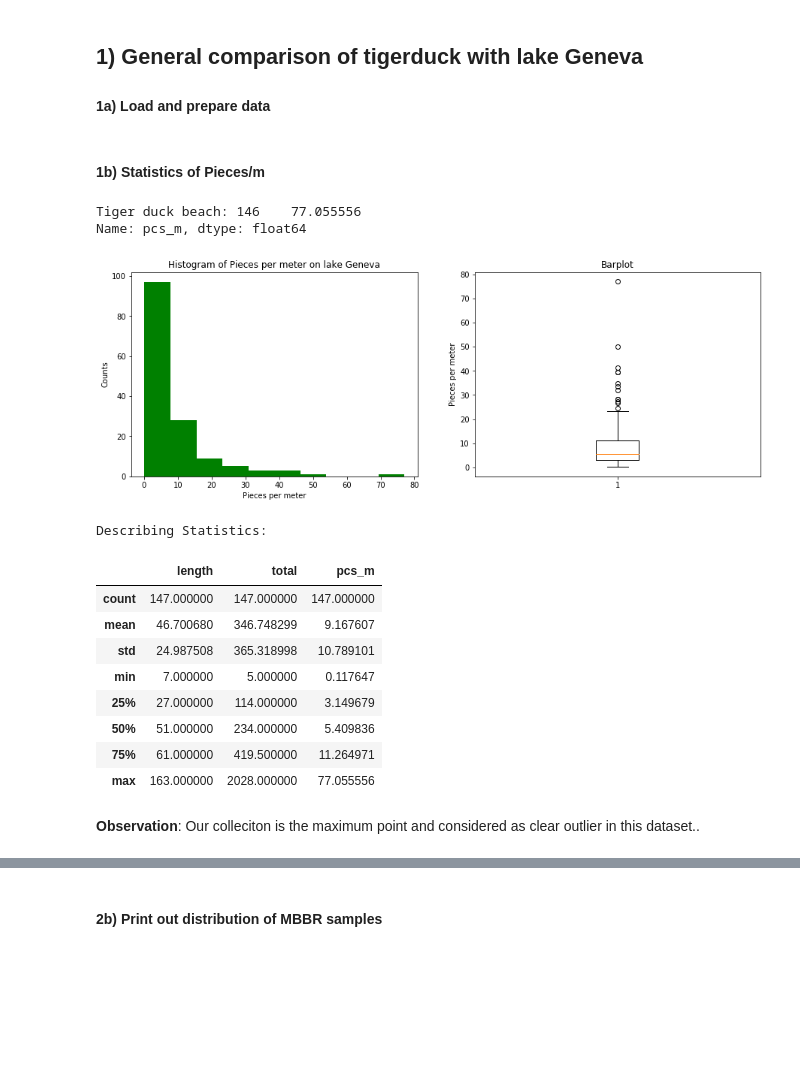
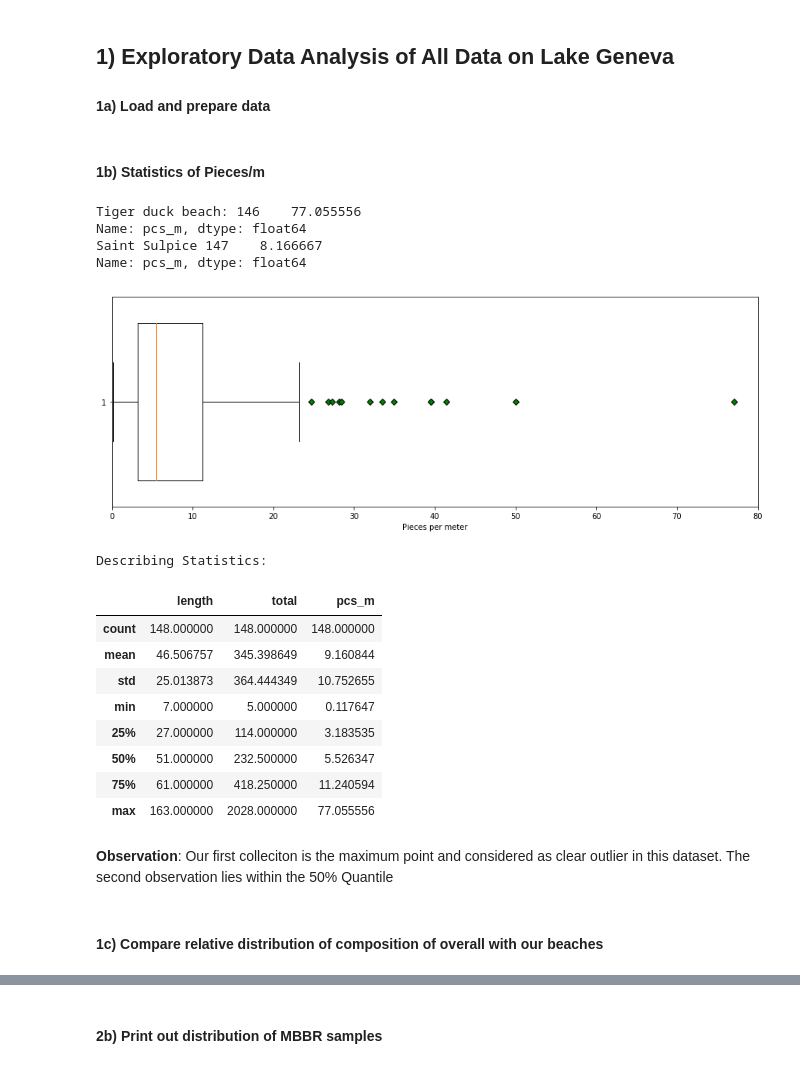
Before and after one commit to hammerdirt/solidWaste2018, a Jupyter notebook: SWE_Students.ipynb, the cells around one changed output, grey strips where cells are left out. Drawn from its saved outputs; the diff is of its cells as text; code cells hidden in the pictures; blank space fills up the shorter version.

```diff
--- a/SWE_Students.ipynb
+++ b/SWE_Students.ipynb
@@ -17,7 +20,7 @@ import json
 import seaborn as sns
 import folium
 # %% [markdown]
-## 1) General comparison of tigerduck with lake Geneva
+## 1) Exploratory Data Analysis of All Data on Lake Geneva
 
 #### 1a) Load and prepare data
 # %%
@@ -37,43 +49,37 @@ tiger = pd.DataFrame(requests.get(urlx).json())
 # %%
 # get only tigerduck entry
 print('Tiger duck beach:', daily_totals.loc[daily_totals.location == 'Tiger-duck-beach', 'pcs_m'])
-
-plt.figure(figsize=(15, 5))
-
-#plot histogramm
-plt.subplot(121)
-plt.hist(daily_totals['pcs_m'], color='g')
-plt.xlabel('Pieces per meter')
-plt.ylabel('Counts')
-plt.title('Histogram of Pieces per meter on lake Geneva')
+print('Saint Sulpice', daily_totals.loc[daily_totals.location == 'Saint-Sulpice', 'pcs_m'])
 
 
-#plot barplot
-plt.subplot(122)
-plt.title('Barplot')
-plt.boxplot(daily_totals['pcs_m'])
-plt.ylabel('Pieces per meter')
-
-plt.savefig('statistics.png')
-
+#boxplot of all litter densities
+plt.figure(figsize=(15, 5))
+plt.axis([0, 80, 0, 20])
+plt.boxplot(daily_totals['pcs_m'], vert=False, widths=0.75, flierprops=dict(markerfacecolor='g', marker='D'))
+plt.xlabel('Pieces per meter')
+plt.savefig('statistics_all.png')
 plt.show()
 
 
 print('Describing Statistics:')
 daily_totals.describe()
 # %% [output]
 Tiger duck beach: 146    77.055556
 Name: pcs_m, dtype: float64
+Saint Sulpice 147    8.166667
+Name: pcs_m, dtype: float64
-[figure, old version]
+[figure, new version]
 Describing Statistics:
 |  | length | total | pcs_m |
-| count | 147.000000 | 147.000000 | 147.000000 |
-| mean | 46.700680 | 346.748299 | 9.167607 |
-| std | 24.987508 | 365.318998 | 10.789101 |
+| count | 148.000000 | 148.000000 | 148.000000 |
+| mean | 46.506757 | 345.398649 | 9.160844 |
+| std | 25.013873 | 364.444349 | 10.752655 |
 | min | 7.000000 | 5.000000 | 0.117647 |
-| 25% | 27.000000 | 114.000000 | 3.149679 |
-| 50% | 51.000000 | 234.000000 | 5.409836 |
-| 75% | 61.000000 | 419.500000 | 11.264971 |
+| 25% | 27.000000 | 114.000000 | 3.183535 |
+| 50% | 51.000000 | 232.500000 | 5.526347 |
+| 75% | 61.000000 | 418.250000 | 11.240594 |
 | max | 163.000000 | 2028.000000 | 77.055556 |
 # %% [markdown]
-**Observation**: Our colleciton is the maximum point and considered as clear outlier in this dataset..
+**Observation**: Our first colleciton is the maximum point and considered as clear outlier in this dataset. The second observation lies within the 50% Quantile
+# %% [markdown]
+#### 1c) Compare relative distribution of composition of overall with our beaches
```
Also changed, not shown: parts of 14 cells of this notebook.
